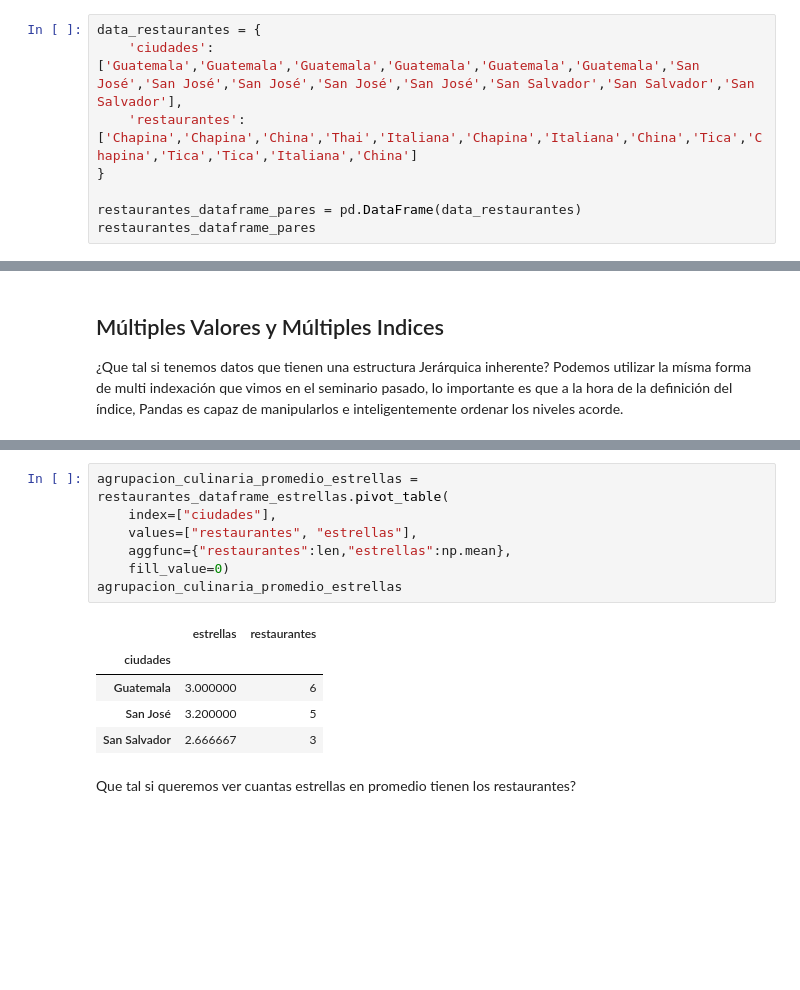
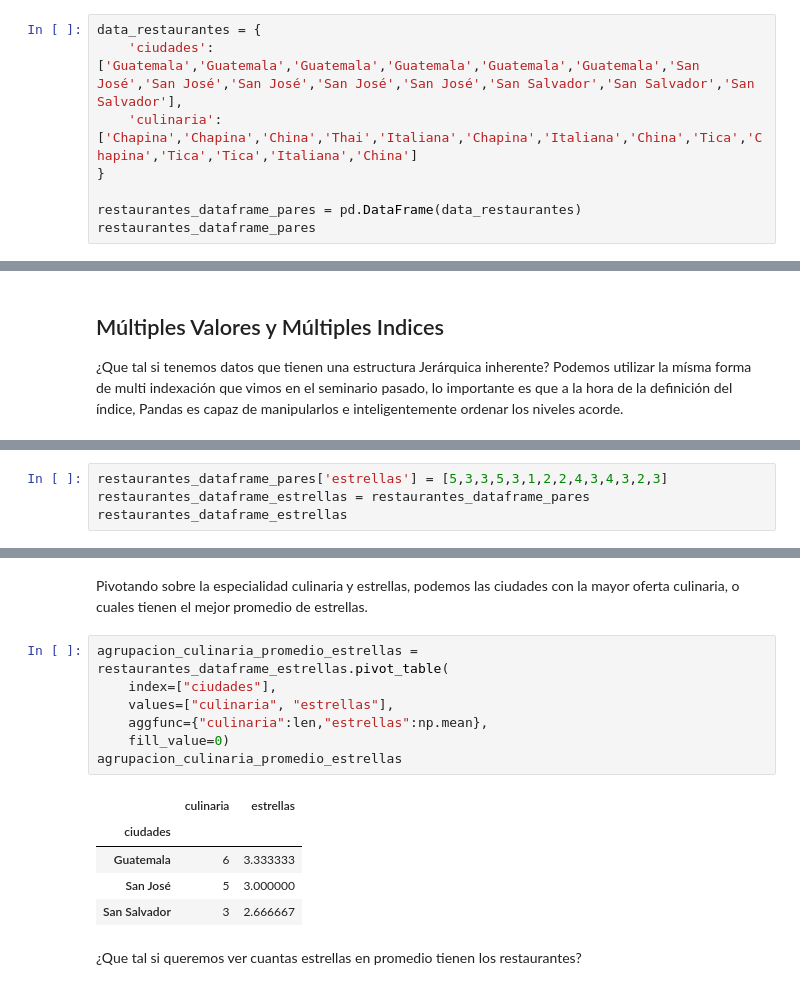
Before and after one commit to tian2992/notebooks_dateros, a Jupyter notebook: 02-Manipulacion-Agrupacion-Pivote/Manipulaciones-trasnformaciones.ipynb, the cells around one changed output, grey strips where cells are left out. Cells and saved outputs as stored; diff of their text form; blank space fills up the shorter version.

Commit message:
culinaria en vez de rests

```diff
--- a/02-Manipulacion-Agrupacion-Pivote/Manipulaciones-trasnformaciones.ipynb
+++ b/02-Manipulacion-Agrupacion-Pivote/Manipulaciones-trasnformaciones.ipynb
@@ -16,7 +16,7 @@ En este caso de ejemplo, crearemos un dataset de prueba con la diversidad de res
 # %%
 data_restaurantes = {
     'ciudades': ['Guatemala','Guatemala','Guatemala','Guatemala','Guatemala','Guatemala','San José','San José','San José','San José','San José','San Salvador','San Salvador','San Salvador'],
-    'restaurantes': ['Chapina','Chapina','China','Thai','Italiana','Chapina','Italiana','China','Tica','Chapina','Tica','Tica','Italiana','China']
+    'culinaria': ['Chapina','Chapina','China','Thai','Italiana','Chapina','Italiana','China','Tica','Chapina','Tica','Tica','Italiana','China']
 }
 
 restaurantes_dataframe_pares = pd.DataFrame(data_restaurantes)
@@ -118,0 +120,4 @@ restaurantes_dataframe_estrellas = pd.DataFrame(data_restaurantes_estrellas)
+# %%
+restaurantes_dataframe_pares['estrellas'] = [5,3,3,5,3,1,2,2,4,3,4,3,2,3]
+restaurantes_dataframe_estrellas = restaurantes_dataframe_pares
+restaurantes_dataframe_estrellas
@@ -119,18 +140,20 @@ restaurantes_dataframe_estrellas = pd.DataFrame(data_restaurantes_estrellas)
+# %% [markdown]
+Pivotando sobre la especialidad culinaria y estrellas, podemos las ciudades con la mayor oferta culinaria, o cuales tienen el mejor promedio de estrellas.
 # %%
 agrupacion_culinaria_promedio_estrellas = restaurantes_dataframe_estrellas.pivot_table(
     index=["ciudades"],
-    values=["restaurantes", "estrellas"],
-    aggfunc={"restaurantes":len,"estrellas":np.mean},
+    values=["culinaria", "estrellas"],
+    aggfunc={"culinaria":len,"estrellas":np.mean},
     fill_value=0)
 agrupacion_culinaria_promedio_estrellas
 # %% [output]
-|  | estrellas | restaurantes |
+|  | culinaria | estrellas |
 | ciudades |  |  |
-| Guatemala | 3.000000 | 6 |
-| San José | 3.200000 | 5 |
-| San Salvador | 2.666667 | 3 |
+| Guatemala | 6 | 3.333333 |
+| San José | 5 | 3.000000 |
+| San Salvador | 3 | 2.666667 |
 # %% [markdown]
-Que tal si queremos ver cuantas estrellas en promedio tienen los restaurantes?
+¿Que tal si queremos ver cuantas estrellas en promedio tienen los restaurantes?
 # %%
 agrupacion_culinaria_por_estrellas = restaurantes_dataframe_estrellas.pivot_table(
     index=["ciudades"],
```
Also changed, not shown: parts of 16 cells of this notebook.
